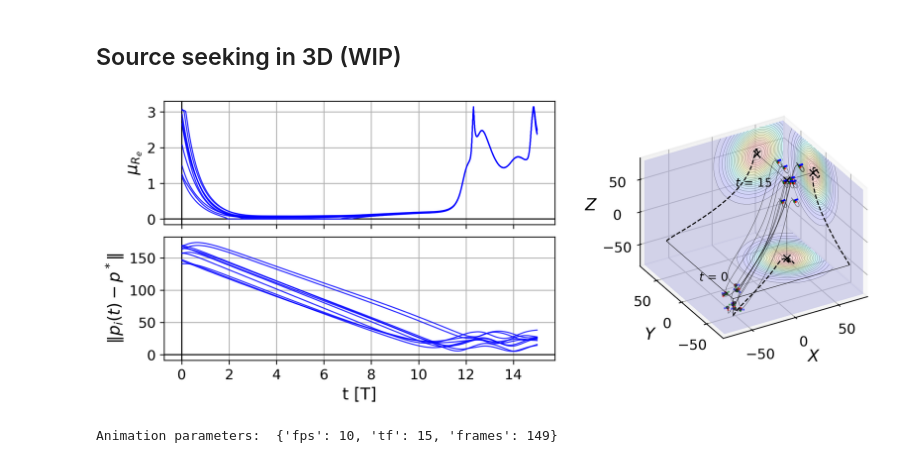
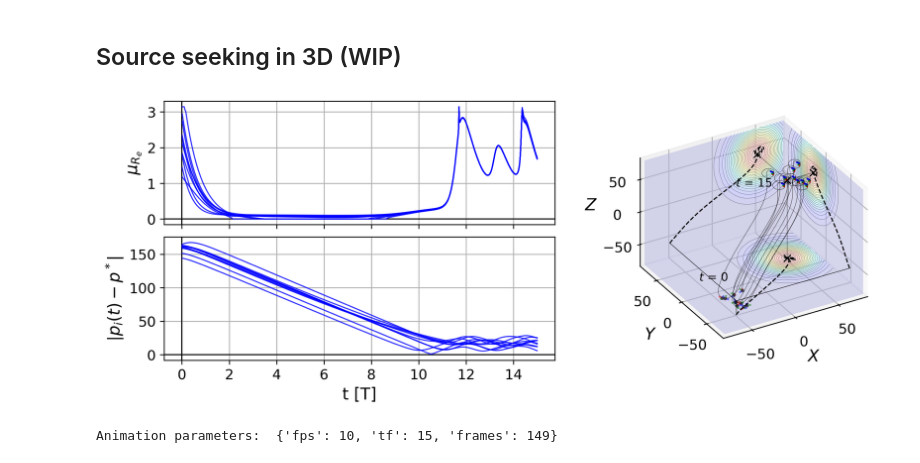
Before and after one commit to jesusBV20/source_seeking_3D, a Jupyter notebook: _simple_heading_control.ipynb, the cells around one changed output. Saved outputs shown, nothing was run; the diff lists cells and outputs as text; code cells hidden in the pictures.

```diff
--- a/_simple_heading_control.ipynb
+++ b/_simple_heading_control.ipynb
@@ -200,13 +201,13 @@ Animation parameters:  {'fps': 15, 'tf': 20, 'frames': 299}
 ## Source seeking in 3D (WIP)
 # %%
 # Initialise the simulation frame and launch the numerical simulation
-sim_frame = sim_ss_test(n_agents=10, tf=15, wx=np.pi, sim_kw={"kw":1.5})
+sim_frame = sim_source_seeking(n_agents=10, tf=15, wx=np.pi, v=15, sim_kw={"kw":1.5})
 sim_frame.numerical_simulation()
 
 # Plot the summary (initial + final state)
 sim_frame.plot_article_figure(OUTPUT_FOLDER, dpi=300)
 # %% [output]
-[figure, old version]
+[figure, new version]
 # %%
 # Generate an animation of the whole simulation
 fps = 10
```
Also changed, not shown: parts of 9 cells of this notebook, 2 other files.
